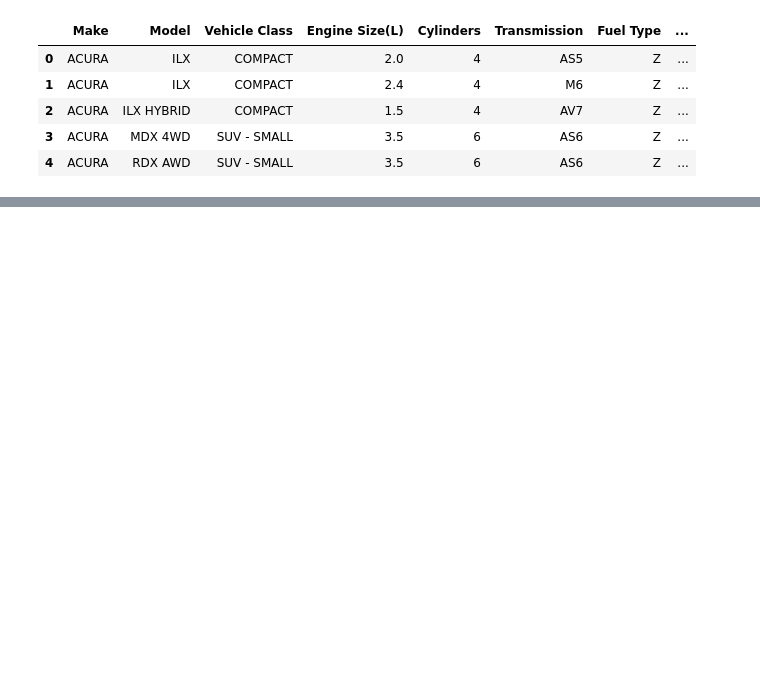
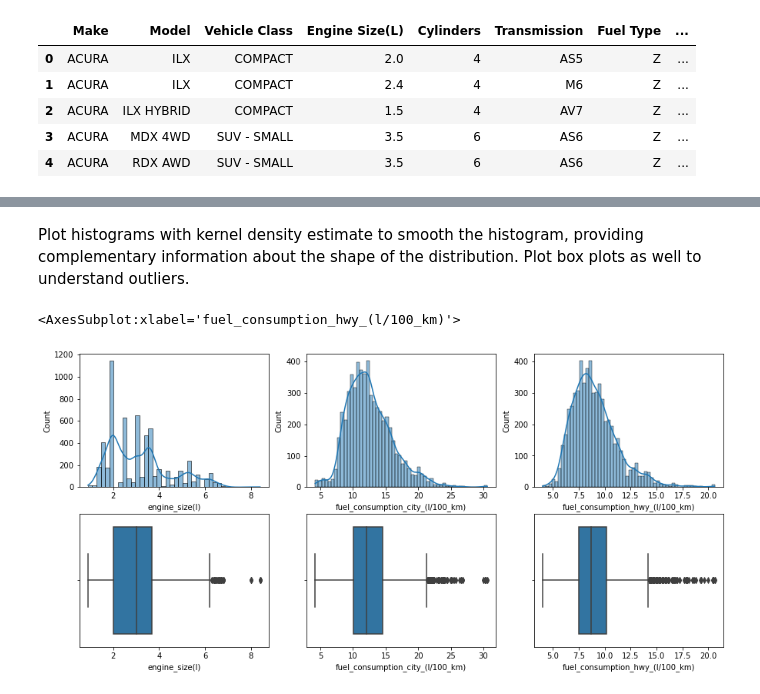
Before and after one commit to DZorikhin/co2_emissions, a Jupyter notebook: notebook.ipynb, the cells around one changed output, grey strips where cells are left out. Saved outputs shown, nothing was run; the diff lists cells and outputs as text; code cells hidden in the pictures; blank space fills up the shorter version.

```diff
--- a/notebook.ipynb
+++ b/notebook.ipynb
@@ -24,0 +77,3 @@ df.head()
+# %%
+df_full_train, df_test = train_test_split(df, test_size=0.2, random_state=13)
+df_train, df_val = train_test_split(df_full_train, test_size=0.25, random_state=13)
@@ -24,0 +101,13 @@ df.head()
+# %% [markdown]
+Plot histograms with kernel density estimate to smooth the histogram, providing complementary information about the shape of the distribution. Plot box plots as well to understand outliers.
+# %%
+_, axes = plt.subplots(nrows=2, ncols=3, figsize=(15, 7))
+sns.histplot(data=df_full_train, x="engine_size(l)", kde=True, ax=axes[0, 0])
+sns.histplot(data=df_full_train, x="fuel_consumption_city_(l/100_km)", kde=True, ax=axes[0, 1])
+sns.histplot(data=df_full_train, x="fuel_consumption_hwy_(l/100_km)", kde=True, ax=axes[0, 2])
+sns.boxplot(data=df_full_train, x="engine_size(l)", ax=axes[1, 0])
+sns.boxplot(data=df_full_train, x="fuel_consumption_city_(l/100_km)", ax=axes[1, 1])
+sns.boxplot(data=df_full_train, x="fuel_consumption_hwy_(l/100_km)", ax=axes[1, 2])
+# %% [output]
+<AxesSubplot:xlabel='fuel_consumption_hwy_(l/100_km)'>
+[figure, added]
```
Also changed, not shown: parts of 17 cells of this notebook.
